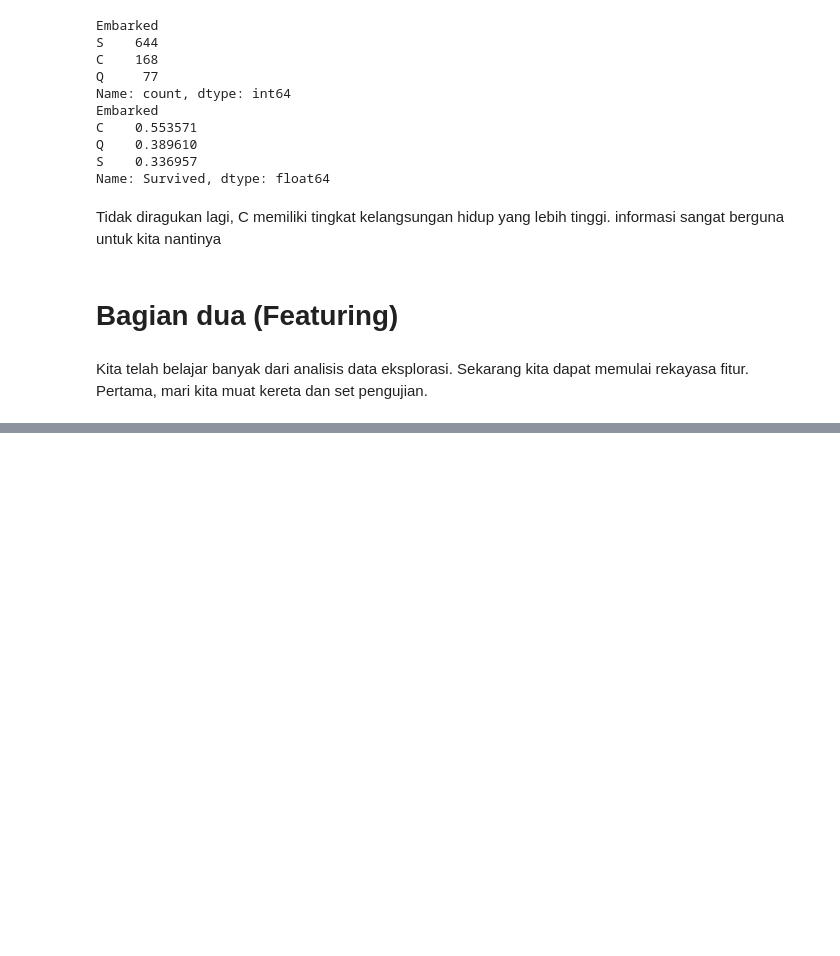
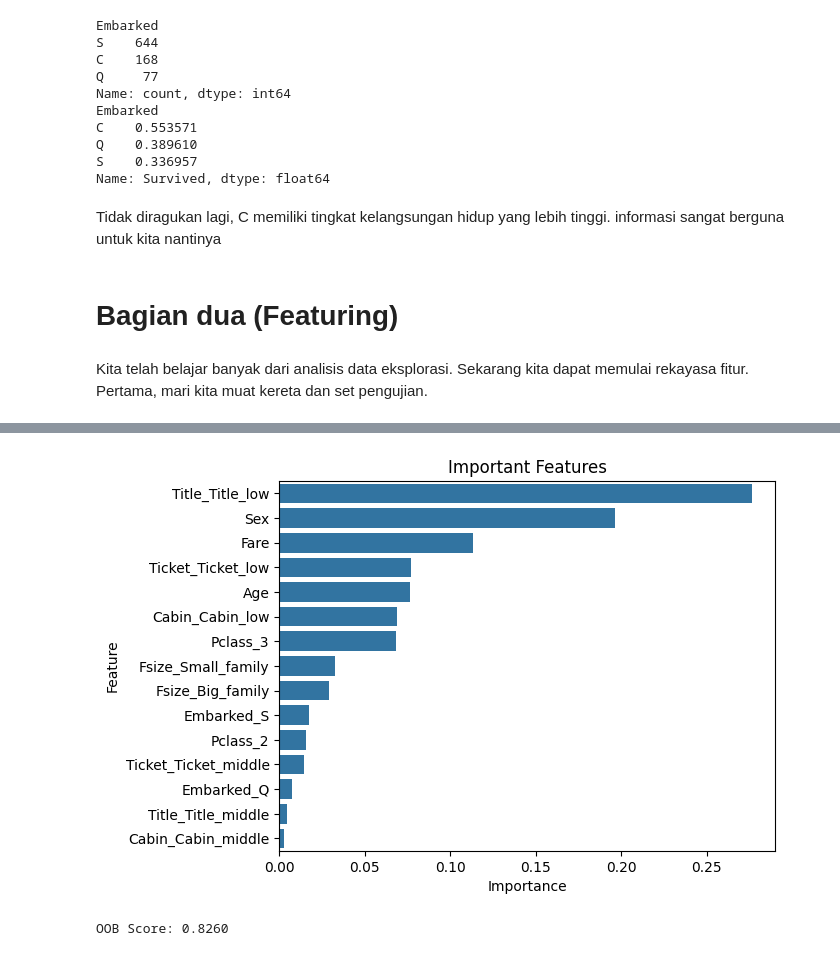
Before and after one commit to ihyaulumuddin044/machineLearning, a Jupyter notebook: titanic_prediction.ipynb, the cells around one changed output, grey strips where cells are left out. Cells and saved outputs as stored; diff of their text form; code cells hidden in the pictures; blank space fills up the shorter version.

```diff
--- a/titanic_prediction.ipynb
+++ b/titanic_prediction.ipynb
@@ -487,0 +637,23 @@ Kita telah belajar banyak dari analisis data eksplorasi. Sekarang kita dapat mem
+# %%
+# Family size
+train["Fsize"] = train["Fsize"].apply(assign_passenger_label)
+test["Fsize"] = test["Fsize"].apply(assign_passenger_label)
+
+# Ticket
+train["Ticket"] = train["Ticket"].apply(assign_label_ticket)
+test["Ticket"] = test["Ticket"].apply(assign_label_ticket)
+
+# Title
+train["Title"] = train["Title"].apply(assign_label_title)
+test["Title"] = test["Title"].apply(assign_label_title)
+
+# Cabin
+train["Cabin"] = train["Cabin"].apply(assign_label_cabin)
+test["Cabin"] = test["Cabin"].apply(assign_label_cabin)
+# %%
+train = pd.get_dummies(columns=["Pclass", "Embarked", "Ticket", "Cabin","Title", "Fsize"], data=train, drop_first=True)
+test = pd.get_dummies(columns=["Pclass", "Embarked", "Ticket", "Cabin", "Title", "Fsize"], data=test, drop_first=True)
+# %%
+target = train["Survived"]
+train.drop(["Survived", "SibSp", "Parch", "Name", "PassengerId"], axis=1, inplace=True)
+test.drop(["SibSp", "Parch", "Name","PassengerId"], axis=1, inplace=True)
@@ -487,0 +702,9 @@ Kita telah belajar banyak dari analisis data eksplorasi. Sekarang kita dapat mem
+# %%
+from sklearn.model_selection import train_test_split
+
+# Memilih fitur dan target
+X = train.values  # Fitur diambil dari DataFrame 'train'
+y = target.values  # Target diambil dari variabel 'target'
+
+# Membagi data menjadi set pelatihan dan set pengujian
+X_train, X_test, y_train, y_test = train_test_split(X, y, test_size=0.2, random_state=34, stratify=y)
@@ -487,0 +766,35 @@ Kita telah belajar banyak dari analisis data eksplorasi. Sekarang kita dapat mem
+# %%
+# Membuat pandas Series dengan pentingnya fitur
+importance = pd.Series(rf_best.feature_importances_, index=train.columns).sort_values(ascending=False)
+
+# Menggunakan seaborn untuk membuat barplot
+sns.barplot(x=importance, y=importance.index)
+
+# Menambahkan label pada grafik
+plt.xlabel('Importance')  # Label sumbu x
+plt.ylabel('Feature')     # Label sumbu y
+plt.title("Important Features")  # Judul grafik
+plt.show()  # Menampilkan grafik
+# %% [output]
+[figure, added]
+# %%
+from sklearn.ensemble import RandomForestClassifier
+
+# Menginisialisasi RandomForestClassifier dengan oob_score
+last_clf = RandomForestClassifier(
+    criterion='entropy',
+    max_depth=5,
+    min_samples_leaf=2,
+    min_samples_split=5,
+    n_estimators=50,
+    random_state=34,
+    oob_score=True  # Tambahkan ini untuk menghitung OOB score
+)
+
+# Melatih model dengan data pelatihan
+last_clf.fit(train, target)
+
+# Mencetak OOB Score
+print("OOB Score: %.4f" % last_clf.oob_score_)
+# %% [output]
+OOB Score: 0.8260
```
Also changed, not shown: parts of 20 cells of this notebook.
